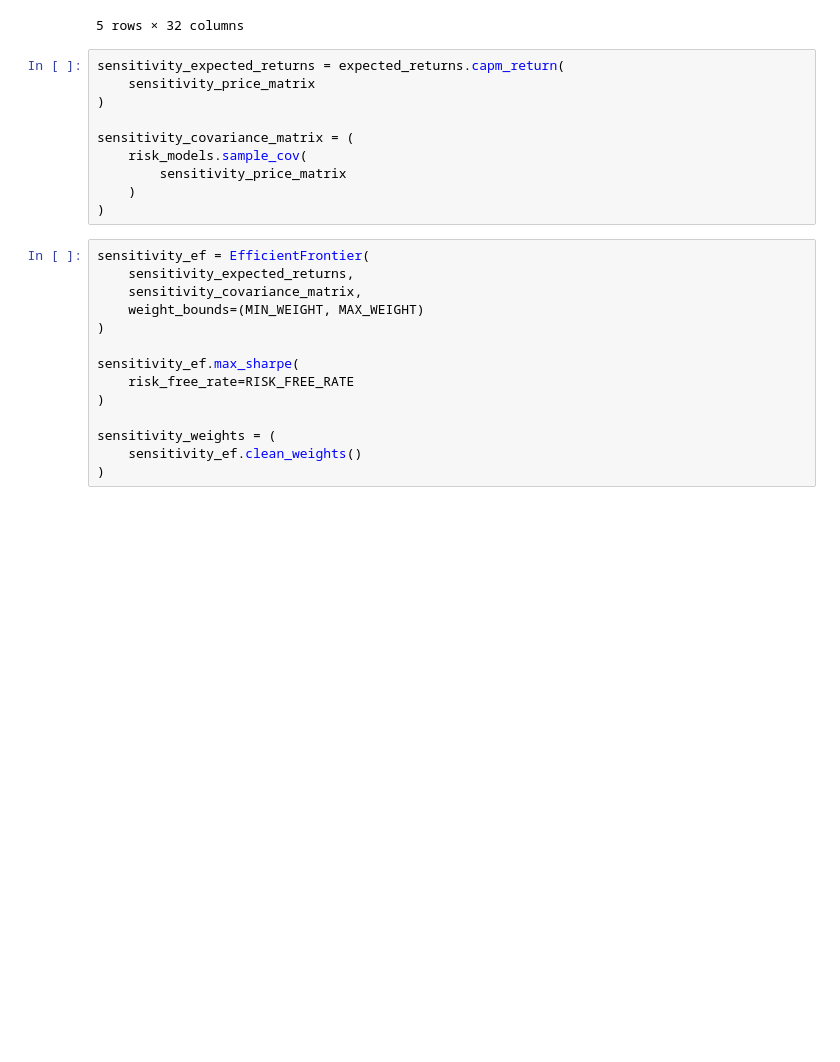
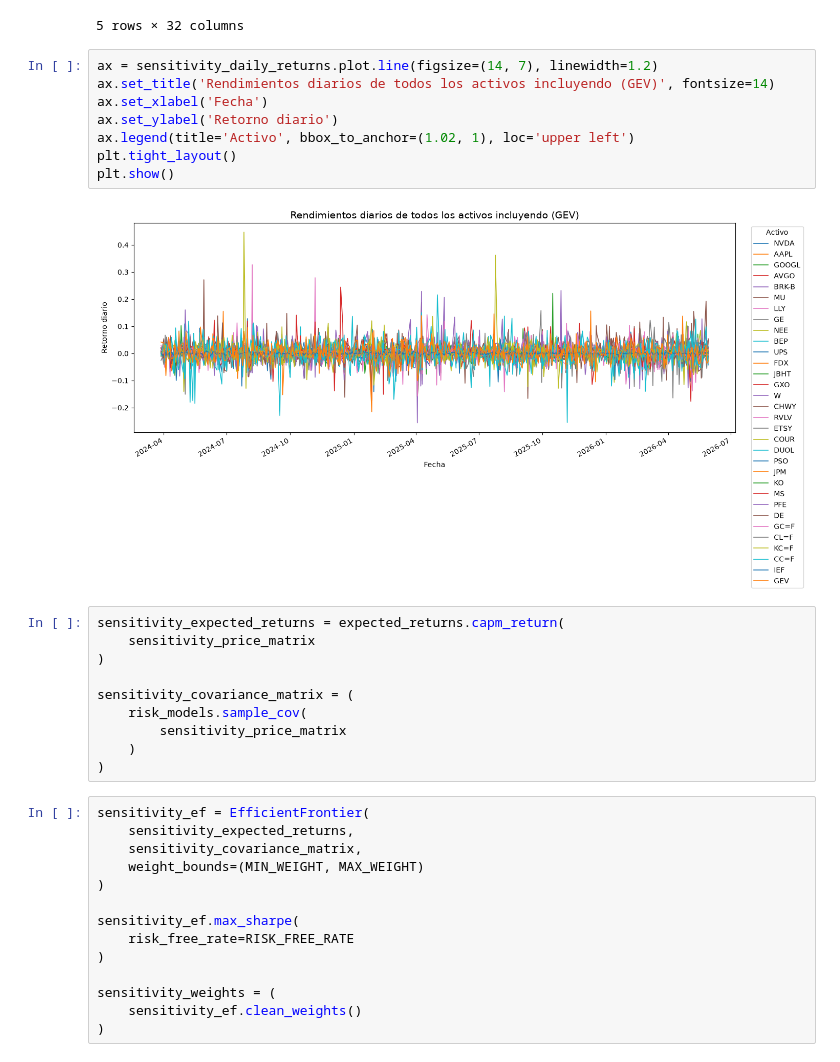
Before and after one commit to Nicosuarezso/portfolio-optimization, a Jupyter notebook: notebooks/03_portfolio_optimization.ipynb, the cells around one changed output. Saved outputs shown, nothing was run; the diff lists cells and outputs as text; blank space fills up the shorter version.

```diff
--- a/notebooks/03_portfolio_optimization.ipynb
+++ b/notebooks/03_portfolio_optimization.ipynb
@@ -941,6 +951,16 @@ sensitivity_daily_returns.head()
 | 2024-04-03 | -0.005455 | 0.004797 | 0.002329 | 0.018263 | 0.003151 | 0.042851 | 0.015747 | 0.067048 | -0.005248 | -0.018245 | ... | ... |
 | 2024-04-04 | -0.034385 | -0.004892 | -0.028337 | -0.033531 | -0.011708 | -0.030622 | -0.010193 | 0.012155 | 0.018865 | 0.011062 | ... | ... |
 5 rows × 32 columns
+# %%
+ax = sensitivity_daily_returns.plot.line(figsize=(14, 7), linewidth=1.2)
+ax.set_title('Rendimientos diarios de todos los activos incluyendo (GEV)', fontsize=14)
+ax.set_xlabel('Fecha')
+ax.set_ylabel('Retorno diario')
+ax.legend(title='Activo', bbox_to_anchor=(1.02, 1), loc='upper left')
+plt.tight_layout()
+plt.show()
+# %% [output]
+[figure, added]
 # %%
 sensitivity_expected_returns = expected_returns.capm_return(
     sensitivity_price_matrix
```
Also changed, not shown: parts of 17 cells of this notebook.
